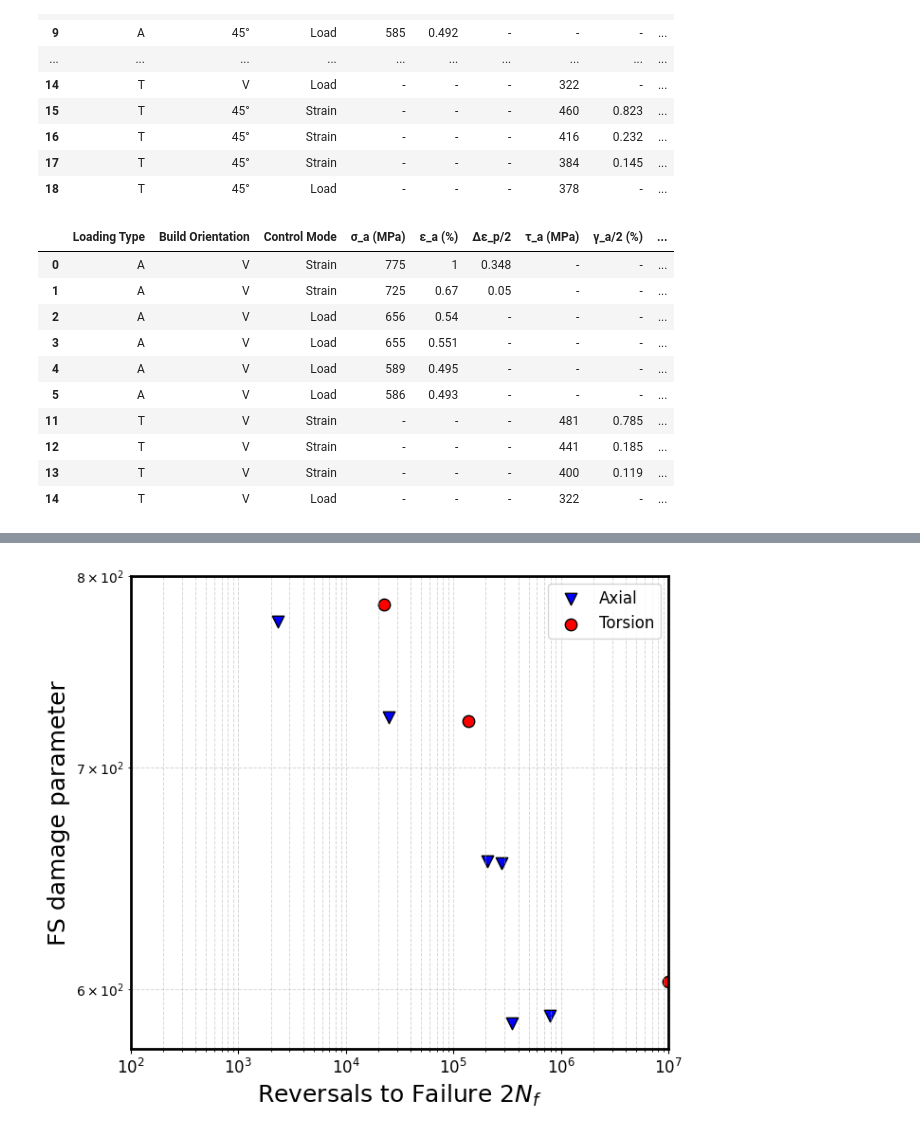
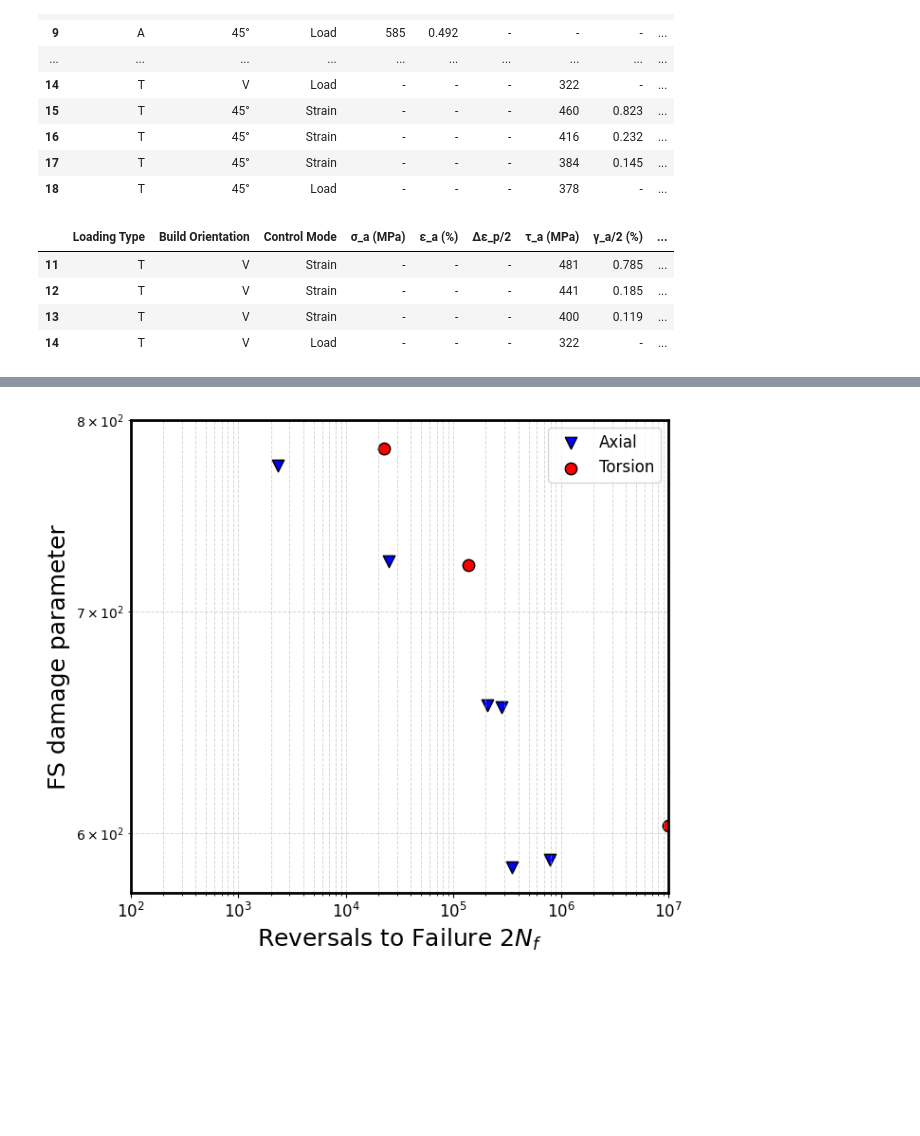
Before and after one commit to Anyi01/Project-VAL-modeling, a Jupyter notebook: FS parameters.ipynb, the cells around one changed output, grey strips where cells are left out. Cells and saved outputs as stored; diff of their text form; code cells hidden in the pictures; blank space fills up the shorter version.

```diff
--- a/FS parameters.ipynb
+++ b/FS parameters.ipynb
@@ -26,16 +26,10 @@ data
 | 18 | T | 45° | Load | - | - | - | 378 | - | ... |
 # %%
 # Filter data for Axial (A) and Torsion (T) with Build Orientation V
-filtered_data = data[(data["Loading Type"].isin(["A", "T"])) & (data["Build Orientation"] == "V")]
+filtered_data = data[(data["Loading Type"].isin(["T"])) & (data["Build Orientation"] == "V")]
 filtered_data
 # %% [output]
 |  | Loading Type | Build Orientation | Control Mode | σ_a (MPa) | ε_a (%) | Δε_p/2 | τ_a (MPa) | γ_a/2 (%) | ... |
-| 0 | A | V | Strain | 775 | 1 | 0.348 | - | - | ... |
-| 1 | A | V | Strain | 725 | 0.67 | 0.05 | - | - | ... |
-| 2 | A | V | Load | 656 | 0.54 | - | - | - | ... |
-| 3 | A | V | Load | 655 | 0.551 | - | - | - | ... |
-| 4 | A | V | Load | 589 | 0.495 | - | - | - | ... |
-| 5 | A | V | Load | 586 | 0.493 | - | - | - | ... |
 | 11 | T | V | Strain | - | - | - | 481 | 0.785 | ... |
 | 12 | T | V | Strain | - | - | - | 441 | 0.185 | ... |
 | 13 | T | V | Strain | - | - | - | 400 | 0.119 | ... |
```
Also changed, not shown: parts of 2 cells of this notebook.
